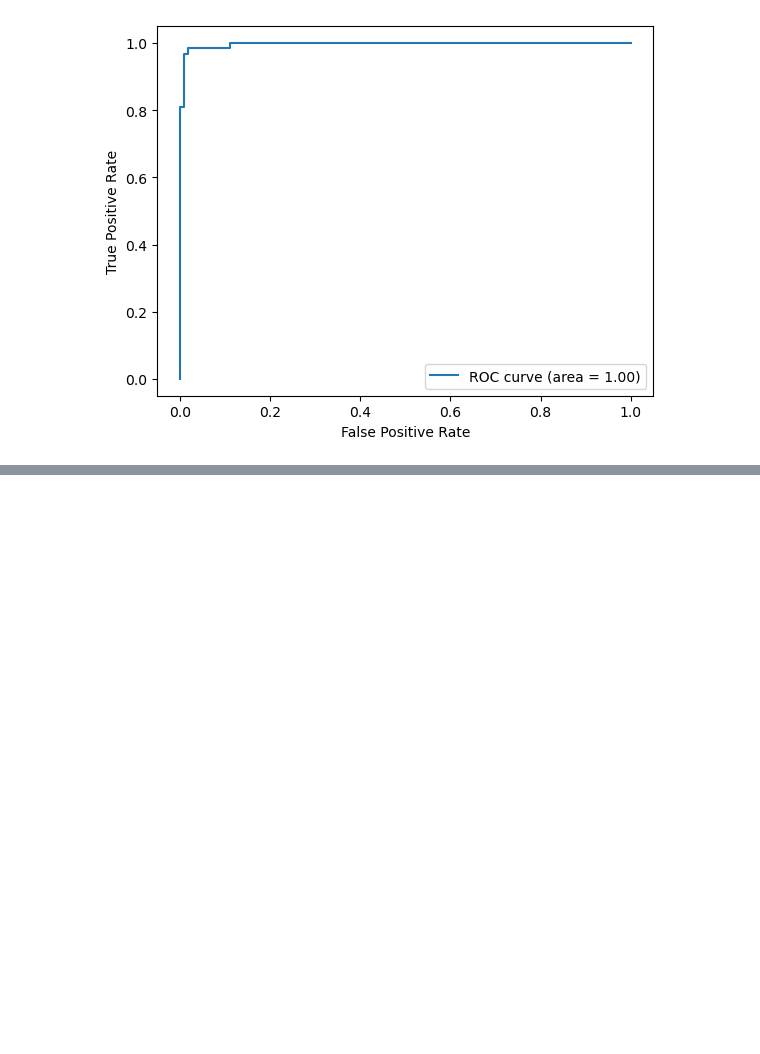
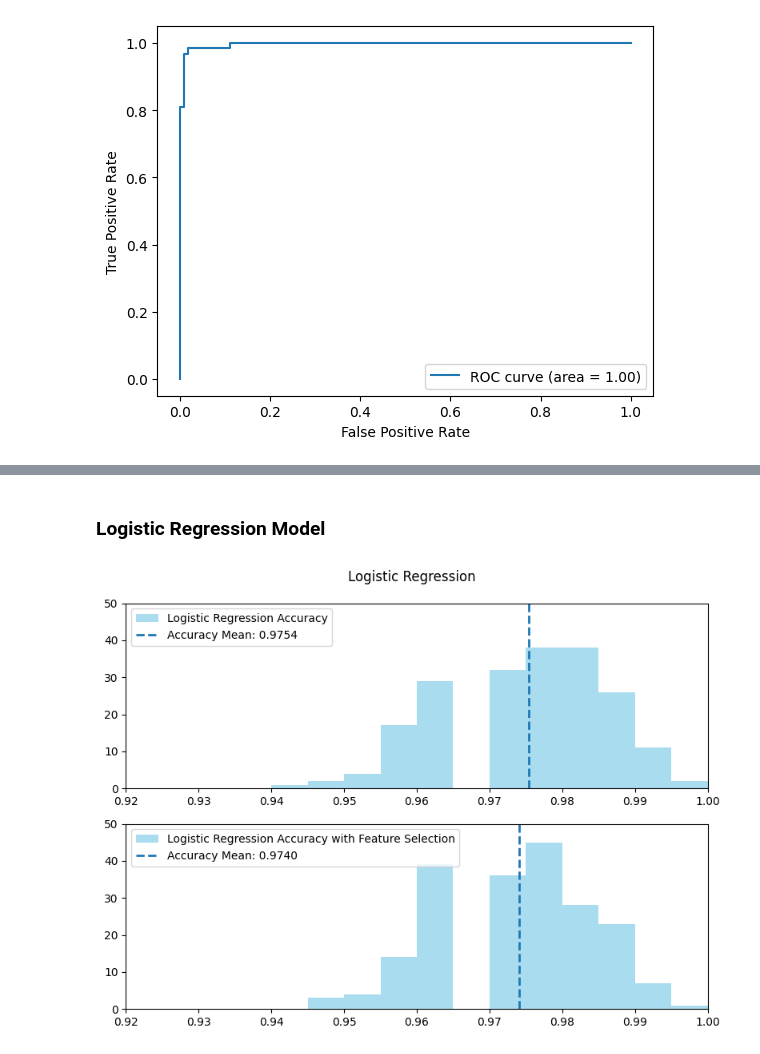
Before and after one commit to kross80300/Data_Analytics_Fall2025_TermProject, a Jupyter notebook: term_project.ipynb, the cells around one changed output, grey strips where cells are left out. Cells and saved outputs as stored; diff of their text form; code cells hidden in the pictures; blank space fills up the shorter version.

```diff
--- a/term_project.ipynb
+++ b/term_project.ipynb
@@ -538,0 +500,44 @@ weighted avg       0.97      0.96      0.97       171
+# %% [markdown]
+### Logistic Regression Model
+# %%
+num_iter = 200
+
+logreg_acc = np.zeros(num_iter)
+logreg_acc_fs = np.zeros(num_iter)
+
+X_fs = X[selected_features]
+
+for i in range(num_iter):
+    state = i
+
+    # Without feature selection
+    y_test_log, y_pred_log, y_prob_log = log_reg(X, y, state)
+    logreg_acc[i] = accuracy_score(y_test_log, y_pred_log)
+
+    # With feature selection
+    y_test_log_fs, y_pred_log_fs, y_prob_log_fs = log_reg(X_fs, y, state)
+    logreg_acc_fs[i] = accuracy_score(y_test_log_fs, y_pred_log_fs)
+
+custom_bins = [0] + list(np.arange(0.92, 1.005, 0.005))
+
+fig, axes = plt.subplots(nrows=2, ncols=1, figsize=(8, 6))
+axes = axes.flatten()
+
+
+axes[0].hist(logreg_acc, bins=custom_bins, color='skyblue', alpha=0.7, label="Logistic Regression Accuracy")
+axes[0].axvline(np.mean(logreg_acc), linestyle='dashed', linewidth=2, label=f'Accuracy Mean: {np.mean(logreg_acc):.4f}')
+axes[0].legend()
+axes[0].set_xlim(0.92,1.0)
+axes[0].set_ylim(0,50)
+
+axes[1].hist(logreg_acc_fs, bins=custom_bins, color='skyblue', alpha=0.7, label="Logistic Regression Accuracy with Feature Selection")
+axes[1].axvline(np.mean(logreg_acc_fs), linestyle='dashed', linewidth=2, label=f'Accuracy Mean: {np.mean(logreg_acc_fs):.4f}')
+axes[1].legend()
+axes[1].set_xlim(0.92,1.0)
+axes[1].set_ylim(0,50)
+
+plt.suptitle("Logistic Regression")
+plt.tight_layout()
+plt.show()
+# %% [output]
+[figure, added]
```
Also changed, not shown: parts of 12 cells of this notebook.
